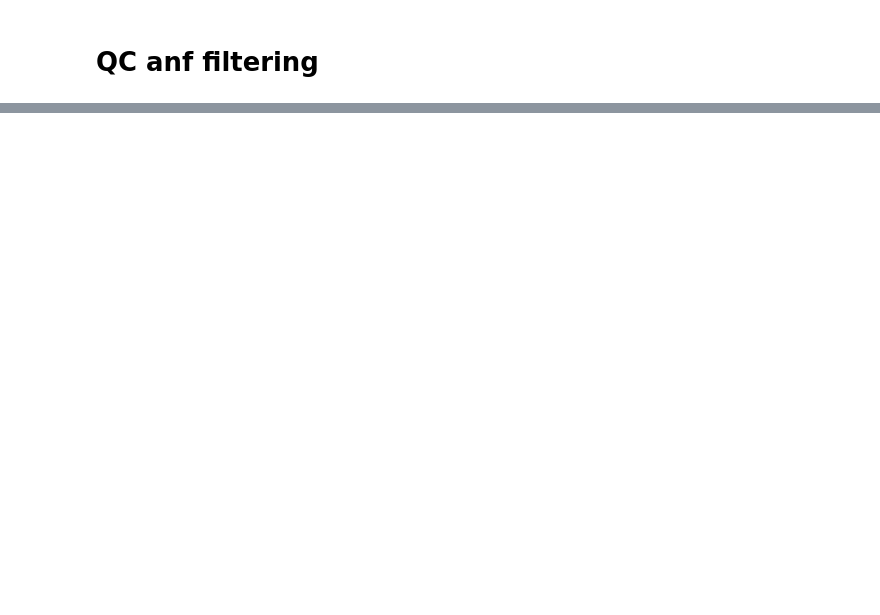
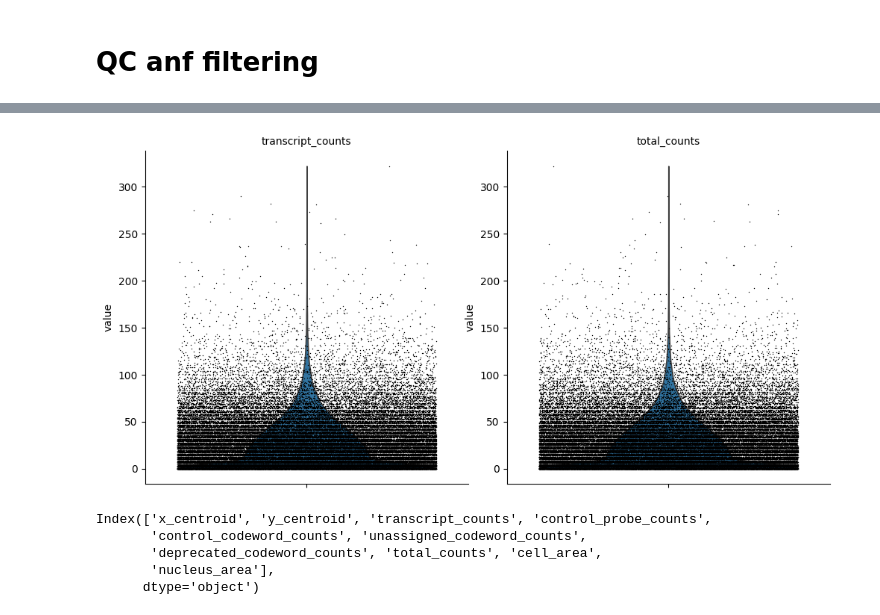
Before and after one commit to Sevcoviz/Keratoacanthoma_spatial_transcriptomics, a Jupyter notebook: notebooks/01_preprocesing.ipynb, the cells around one changed output, grey strips where cells are left out. Drawn from its saved outputs; the diff is of its cells as text; code cells hidden in the pictures; blank space fills up the shorter version.

```diff
--- a/notebooks/01_preprocesing.ipynb
+++ b/notebooks/01_preprocesing.ipynb
@@ -59,0 +38,3 @@ print(morph_img.shape)  # usually (channels, height, width) or (height, width, c
+# %%
+# 1. Load cell metadata
+cells = pd.read_parquet("raw/cells.parquet")
@@ -59,0 +44,8 @@ print(morph_img.shape)  # usually (channels, height, width) or (height, width, c
+# %%
+# 3. Load gene × cell matrix
+adata = sc.read_10x_h5("raw/cell_feature_matrix.h5")
+adata.var_names_make_unique()
+
+# Add cell metadata to AnnData
+adata.obs = adata.obs.join(cells.set_index("cell_id"))
+adata
@@ -60,19 +79,2 @@ print(morph_img.shape)  # usually (channels, height, width) or (height, width, c
 # %% [markdown]
 # QC anf filtering
-# %%
-# 6. QC filtering example
-sc.pp.filter_cells(adata, min_genes=200)
-sc.pp.filter_genes(adata, min_cells=3)
-
-# 7. Normalization & log-transform
-sc.pp.normalize_total(adata, target_sum=1e4)
-sc.pp.log1p(adata)
-
-# 8. Basic clustering (optional)
-sc.pp.highly_variable_genes(adata)
-adata = adata[:, adata.var.highly_variable]
-sc.pp.scale(adata, max_value=10)
-sc.tl.pca(adata)
-sc.pp.neighbors(adata)
-sc.tl.leiden(adata)
-sc.tl.umap(adata)
@@ -81,0 +97,17 @@ adata.write("xenium_skin_processed.h5ad")
+# %%
+sc.pl.violin(
+    adata,
+    ["transcript_counts", "total_counts"],
+    jitter=0.4,
+    multi_panel=True,
+)
+# %% [output]
+[figure, added]
+# %%
+adata.obs.columns
+# %% [output]
+Index(['x_centroid', 'y_centroid', 'transcript_counts', 'control_probe_counts',
+       'control_codeword_counts', 'unassigned_codeword_counts',
+       'deprecated_codeword_counts', 'total_counts', 'cell_area',
+       'nucleus_area'],
+      dtype='object')
```
Also changed, not shown: parts of 11 cells of this notebook, 10 other files.
